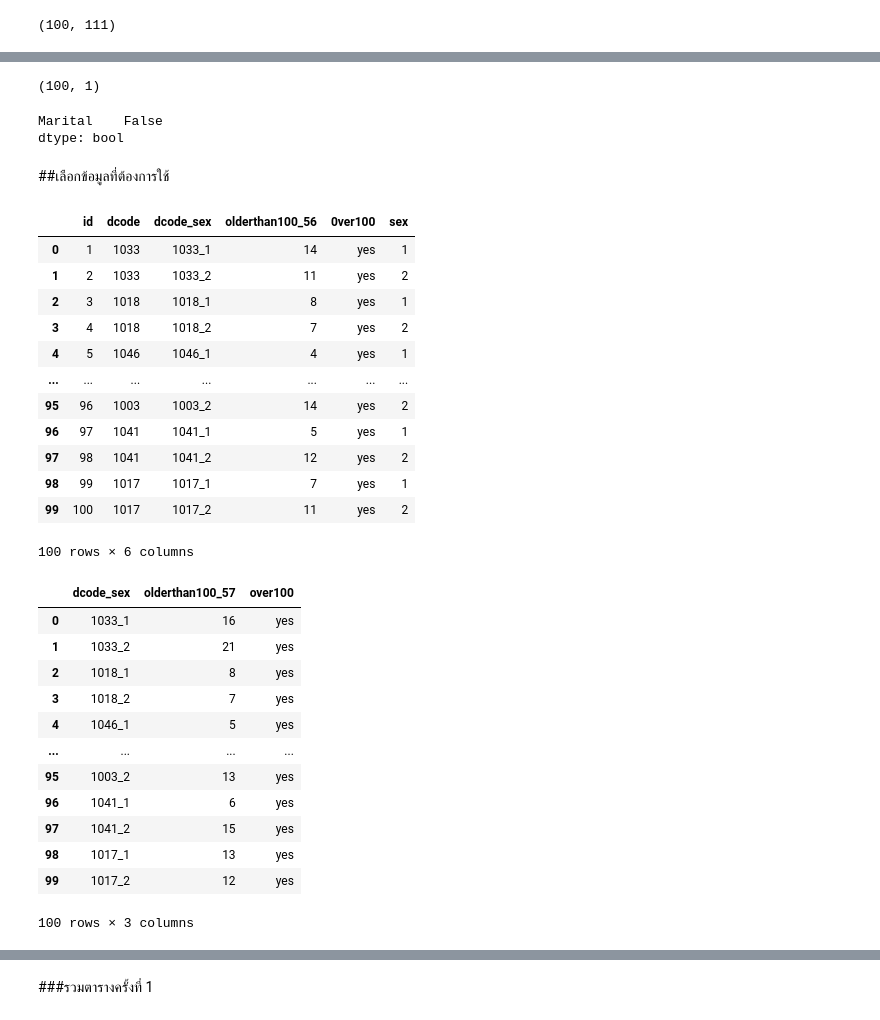
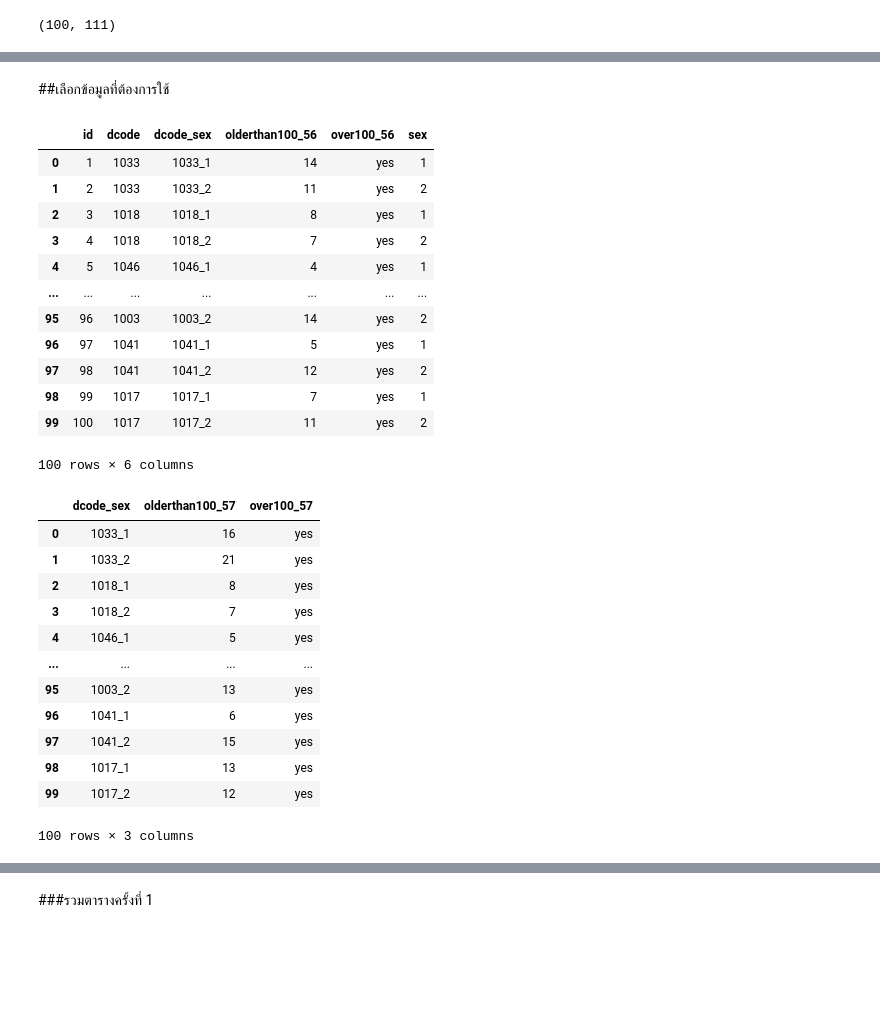
Before and after one commit to kittikhun62/DWDM21, a Jupyter notebook: FinalProject.ipynb, the cells around one changed output, grey strips where cells are left out. Saved outputs shown, nothing was run; the diff lists cells and outputs as text; code cells hidden in the pictures; blank space fills up the shorter version.

```diff
--- a/FinalProject.ipynb
+++ b/FinalProject.ipynb
@@ -129,20 +129,11 @@ over100                  False
 Length: 111, dtype: bool
-# %%
-data3.shape
-# %% [output]
-(100, 1)
-# %%
-data3.isnull().any()
-# %% [output]
-Marital    False
-dtype: bool
 # %% [markdown]
 ##เลือกข้อมูลที่ต้องการใช้
 # %%
-data0_RE = data0[['id','dcode','dcode_sex','olderthan100_56','0ver100','sex']]
+data0_RE = data0[['id','dcode','dcode_sex','olderthan100_56','over100_56','sex']]
 data0_RE
 # %% [output]
-|  | id | dcode | dcode_sex | olderthan100_56 | 0ver100 | sex |
+|  | id | dcode | dcode_sex | olderthan100_56 | over100_56 | sex |
 | 0 | 1 | 1033 | 1033_1 | 14 | yes | 1 |
 | 1 | 2 | 1033 | 1033_2 | 11 | yes | 2 |
 | 2 | 3 | 1018 | 1018_1 | 8 | yes | 1 |
@@ -156,10 +147,10 @@ data0_RE
 | 99 | 100 | 1017 | 1017_2 | 11 | yes | 2 |
 100 rows × 6 columns
 # %%
-data1_RE = data1[['dcode_sex','olderthan100_57','over100']]
+data1_RE = data1[['dcode_sex','olderthan100_57','over100_57']]
 data1_RE
 # %% [output]
-|  | dcode_sex | olderthan100_57 | over100 |
+|  | dcode_sex | olderthan100_57 | over100_57 |
 | 0 | 1033_1 | 16 | yes |
 | 1 | 1033_2 | 21 | yes |
 | 2 | 1018_1 | 8 | yes |
```
Also changed, not shown: parts of 24 cells of this notebook.
